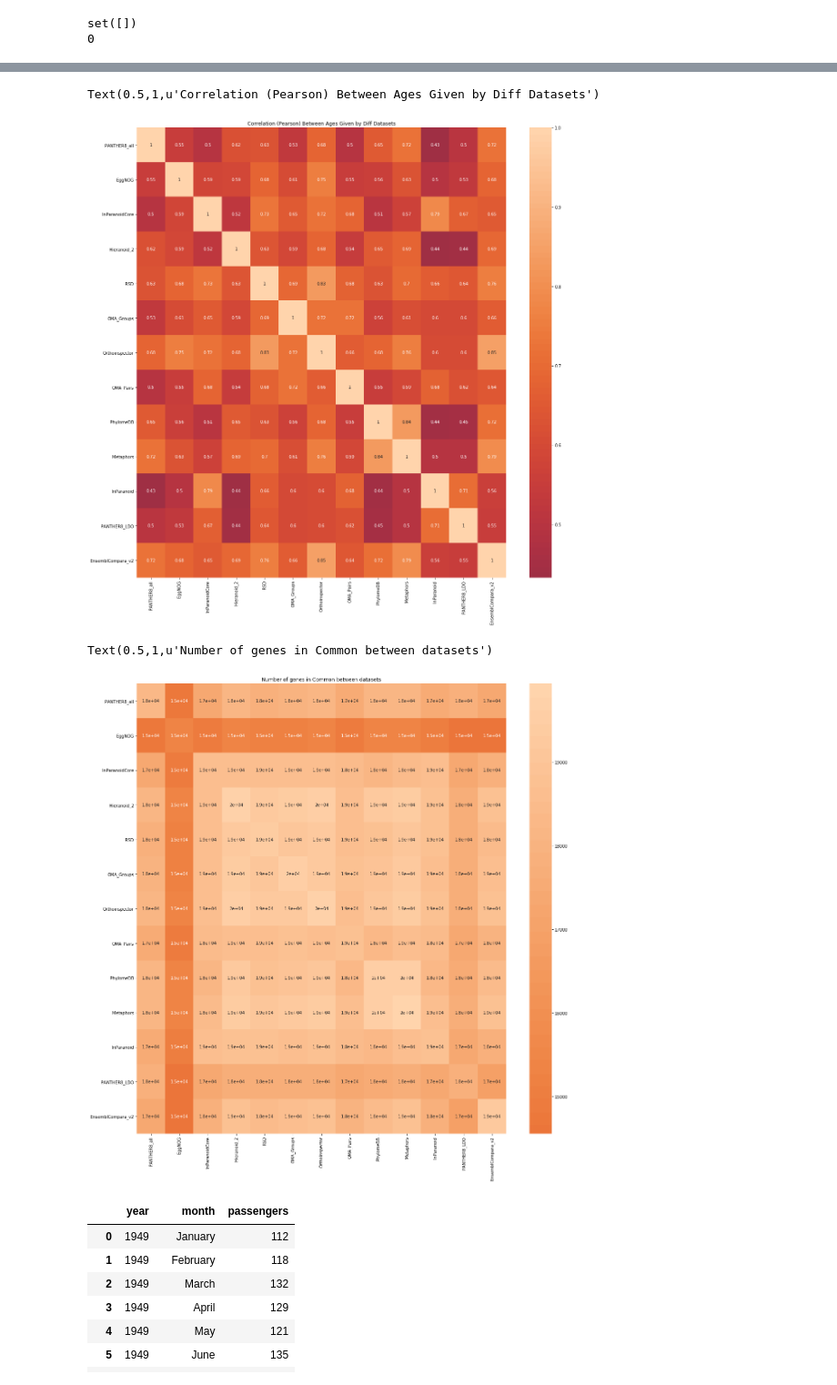
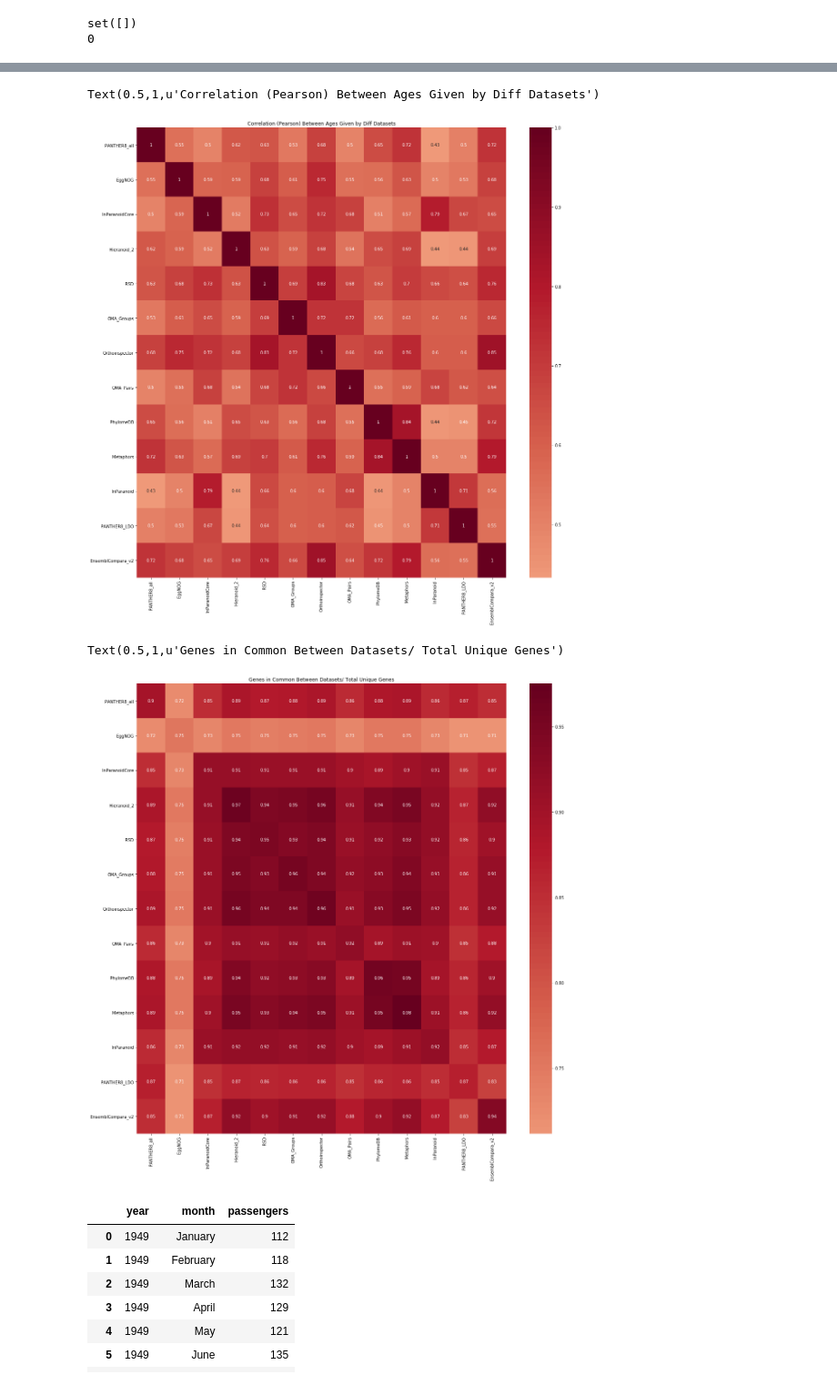
Before and after one commit to angwhen/geneage, a Jupyter notebook: compare_age_similarity_between_datasets.ipynb, the cells around one changed output, grey strips where cells are left out. Shown at 91% size. Cells and saved outputs as stored; diff of their text form; code cells hidden in the pictures.

Commit message:
changed heatmap coloring and scales, also graphed many examples of age distribution for the genes associated with functions (vs) random to see shape ...

```diff
--- a/compare_age_similarity_between_datasets.ipynb
+++ b/compare_age_similarity_between_datasets.ipynb
@@ -34,6 +34,8 @@ print len(common_genes) # no common genes between all datasets
 # %% [output]
 set([])
 0
+# %%
+total_unique_genes = len(dataset_to_gene_to_age_dict[dataset_list[0]]) #counts the Nones too
 # %%
 corr_matrix = np.zeros([len(dataset_list),len(dataset_list)])
 num_genes_in_common_matrix = np.zeros([len(dataset_list),len(dataset_list)])
@@ -50,5 +52,5 @@ for i in xrange(0,len(dataset_list)):
         corr = np.corrcoef(ages1,ages2)[0][1]
         corr_matrix[i][j] = corr
         corr_matrix[j][i] = corr
-        num_genes_in_common_matrix[i][j] = len(common_genes)
-        num_genes_in_common_matrix[j][i] = len(common_genes)
+        num_genes_in_common_matrix[i][j] = len(common_genes)/float(total_unique_genes)
+        num_genes_in_common_matrix[j][i] = len(common_genes)/float(total_unique_genes)
@@ -75,19 +57,19 @@ array([[1.        , 0.54889692, 0.49673577, 0.61787406, 0.62924645,
 # %%
-ax = sns.heatmap(corr_matrix, center=0,annot=True)
+ax = sns.heatmap(corr_matrix, center=0,annot=True,cmap="RdBu_r")
 ax.set_yticklabels(dataset_list, rotation='horizontal')
 ax.set_xticklabels(dataset_list, rotation='vertical')
 ax.set_title("Correlation (Pearson) Between Ages Given by Diff Datasets")
 # %% [output]
 Text(0.5,1,u'Correlation (Pearson) Between Ages Given by Diff Datasets')
-[figure, old version]
+[figure, new version]
 # %%
-ax = sns.heatmap(num_genes_in_common_matrix, center=0,annot=True)
+ax = sns.heatmap(num_genes_in_common_matrix,center=0.5,annot=True,cmap="RdBu_r")
 ax.set_yticklabels(dataset_list, rotation='horizontal')
 ax.set_xticklabels(dataset_list, rotation='vertical')
-ax.set_title("Number of genes in Common Between Datasets")
+ax.set_title("Genes in Common Between Datasets/ Total Unique Genes")
 # %% [output]
-Text(0.5,1,u'Number of genes in Common between datasets')
+Text(0.5,1,u'Genes in Common Between Datasets/ Total Unique Genes')
-[figure, old version]
+[figure, new version]
 # %%
 flights = sns.load_dataset("flights")
 # %%
```
Also changed, not shown: parts of 1 cell of this notebook, 2 other files.
